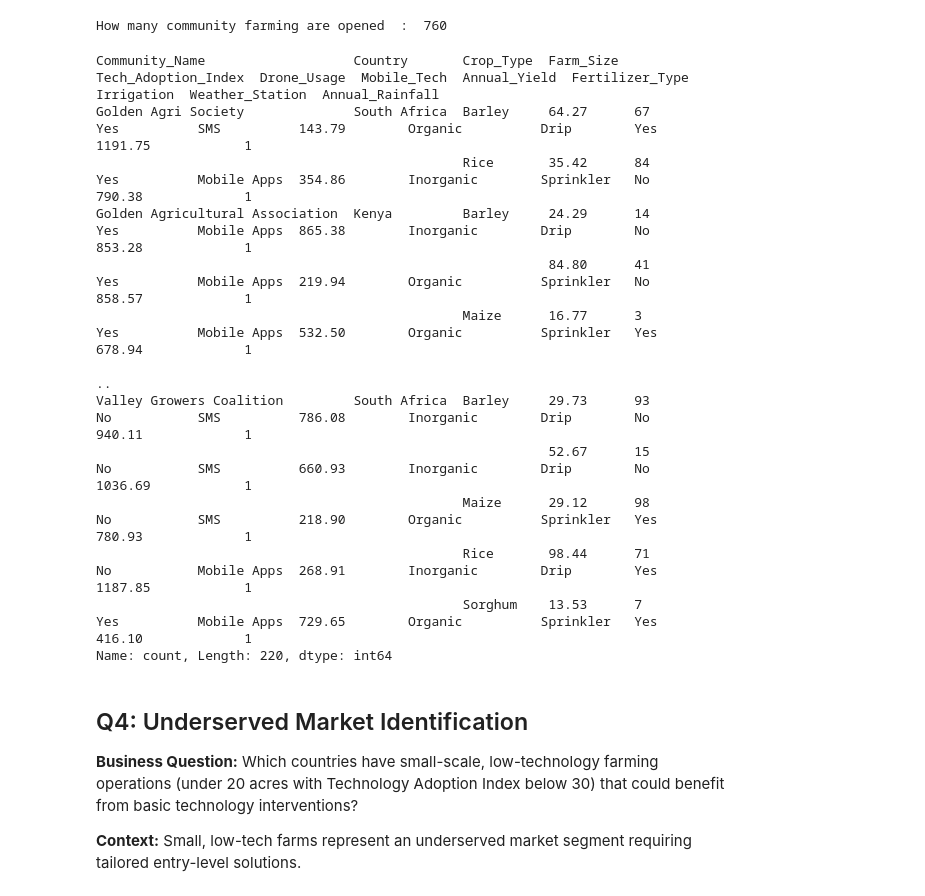
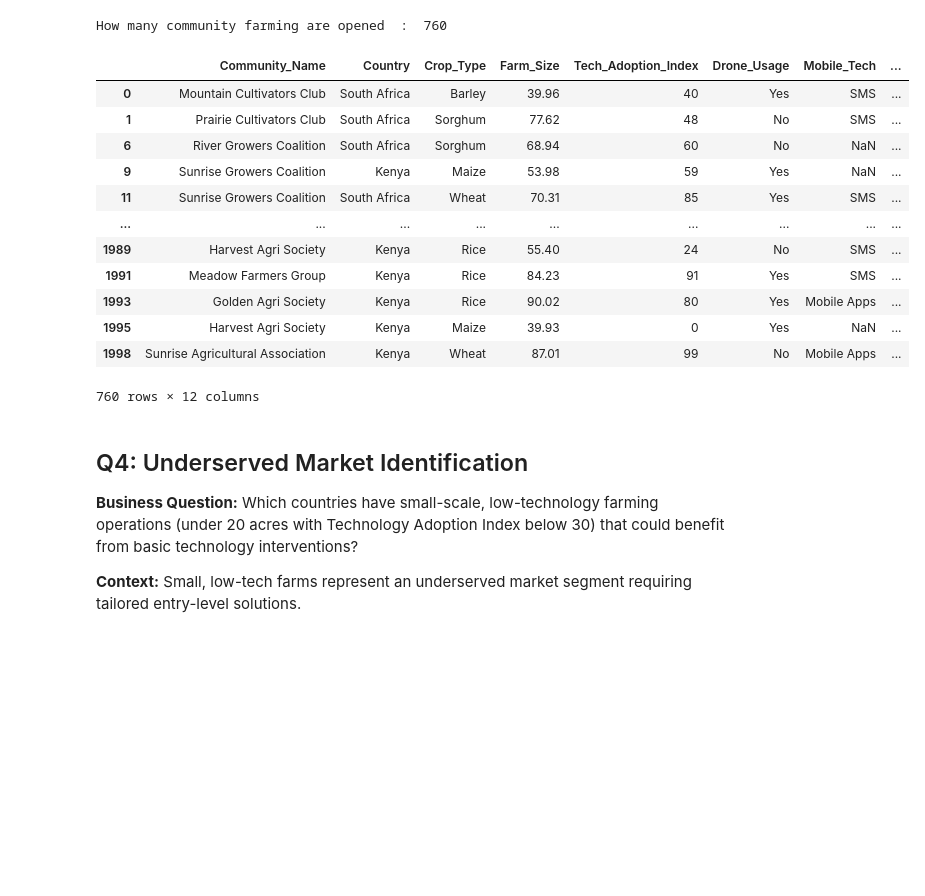
Before and after one commit to lekoundanmgedeon/data-preprocessing-daily-reports, a Jupyter notebook: assignements/A1_data_prep/Assignment_01.ipynb, the cells around one changed output. Drawn from its saved outputs; the diff is of its cells as text; code cells hidden in the pictures; blank space fills up the shorter version.

```diff
--- a/assignements/A1_data_prep/Assignment_01.ipynb
+++ b/assignements/A1_data_prep/Assignment_01.ipynb
@@ -419,21 +419,21 @@ print("How many community farming are opened  : ", len(market_expansion)) # Here
 # %% [output]
 How many community farming are opened  :  760
 # %%
-market_expansion.value_counts()
+market_expansion
 # %% [output]
+|  | Community_Name | Country | Crop_Type | Farm_Size | Tech_Adoption_Index | Drone_Usage | Mobile_Tech | ... |
+| 0 | Mountain Cultivators Club | South Africa | Barley | 39.96 | 40 | Yes | SMS | ... |
+| 1 | Prairie Cultivators Club | South Africa | Sorghum | 77.62 | 48 | No | SMS | ... |
+| 6 | River Growers Coalition | South Africa | Sorghum | 68.94 | 60 | No | NaN | ... |
+| 9 | Sunrise Growers Coalition | Kenya | Maize | 53.98 | 59 | Yes | NaN | ... |
+| 11 | Sunrise Growers Coalition | South Africa | Wheat | 70.31 | 85 | Yes | SMS | ... |
+| ... | ... | ... | ... | ... | ... | ... | ... | ... |
+| 1989 | Harvest Agri Society | Kenya | Rice | 55.40 | 24 | No | SMS | ... |
+| 1991 | Meadow Farmers Group | Kenya | Rice | 84.23 | 91 | Yes | SMS | ... |
+| 1993 | Golden Agri Society | Kenya | Rice | 90.02 | 80 | Yes | Mobile Apps | ... |
+| 1995 | Harvest Agri Society | Kenya | Maize | 39.93 | 0 | Yes | NaN | ... |
+| 1998 | Sunrise Agricultural Association | Kenya | Wheat | 87.01 | 99 | No | Mobile Apps | ... |
-Community_Name                   Country       Crop_Type  Farm_Size  Tech_Adoption_Index  Drone_Usage  Mobile_Tech  Annual_Yield  Fertilizer_Type  Irrigation  Weather_Station  Annual_Rainfall
-Golden Agri Society              South Africa  Barley     64.27      67                   Yes          SMS          143.79        Organic          Drip        Yes              1191.75            1
-                                               Rice       35.42      84                   Yes          Mobile Apps  354.86        Inorganic        Sprinkler   No               790.38             1
-Golden Agricultural Association  Kenya         Barley     24.29      14                   Yes          Mobile Apps  865.38        Inorganic        Drip        No               853.28             1
-                                                          84.80      41                   Yes          Mobile Apps  219.94        Organic          Sprinkler   No               858.57             1
-                                               Maize      16.77      3                    Yes          Mobile Apps  532.50        Organic          Sprinkler   Yes              678.94             1
-                                                                                                                                                                                                  ..
-Valley Growers Coalition         South Africa  Barley     29.73      93                   No           SMS          786.08        Inorganic        Drip        No               940.11             1
-                                                          52.67      15                   No           SMS          660.93        Inorganic        Drip        No               1036.69            1
-                                               Maize      29.12      98                   No           SMS          218.90        Organic          Sprinkler   Yes              780.93             1
-                                               Rice       98.44      71                   No           Mobile Apps  268.91        Inorganic        Drip        Yes              1187.85            1
-                                               Sorghum    13.53      7                    Yes          Mobile Apps  729.65        Organic          Sprinkler   Yes              416.10             1
-Name: count, Length: 220, dtype: int64
+760 rows × 12 columns
 # %% [markdown]
 ## Q4: Underserved Market Identification
 **Business Question:** Which countries have small-scale, low-technology farming operations (under 20 acres with Technology Adoption Index below 30) that could benefit from basic technology interventions?
```
Also changed, not shown: parts of 12 cells of this notebook.
